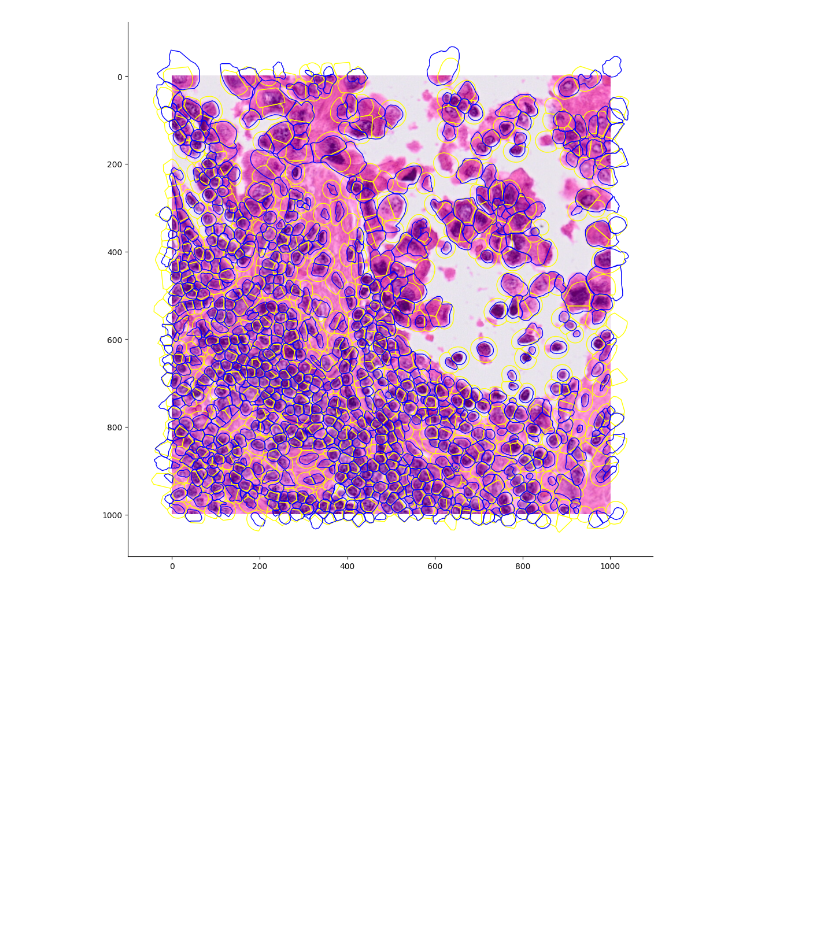
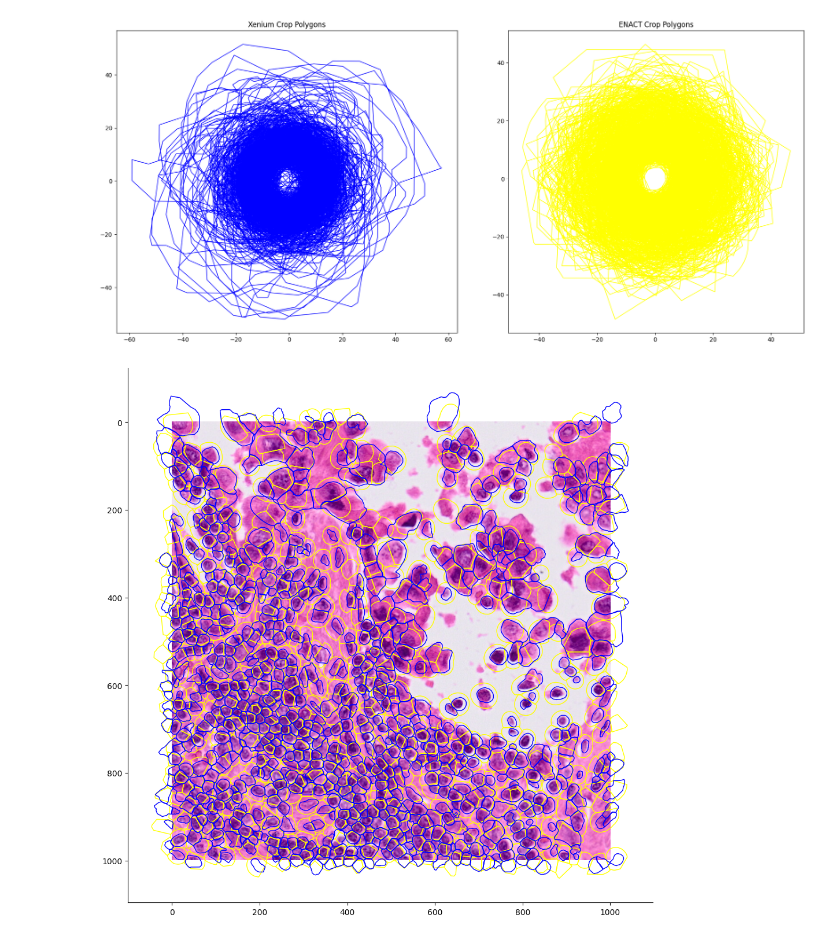
Before and after one commit to RaphaelDeGottardi/MasterThesis, a Jupyter notebook: Xenium Segmentation Transfer/segmentation-comparison.ipynb, the cells around one changed output. Drawn from its saved outputs; the diff is of its cells as text; code cells hidden in the pictures; blank space fills up the shorter version.

Commit message:
Cell Segmentation based metrics

```diff
--- a/Xenium Segmentation Transfer/segmentation-comparison.ipynb
+++ b/Xenium Segmentation Transfer/segmentation-comparison.ipynb
@@ -9,11 +9,11 @@ from companion_functions import (
     plot_polygons
 )
 # %%
-polygons_xenium = '/srv/gstore/projects/p1001/Visium_HD_Human_Lung_Cancer_post_Xenium_Prime_5K_Experiment2/nuclei_df.csv'
+polygons_xenium = '/srv/gstore/projects/p37785/Visium_HD_HLC_pXPE2_Xseg/nuclei_df.csv'
 
-polygons_enact = '/srv/gstore/projects/p1001/EzPyzENACTApp_2025-05-14--11-40-13/ENACTApp_Visium_HD_Human_Lung_Cancer_post_Xenium_5K_Experiment2/cells_df.csv'
+polygons_enact = '/srv/gstore/projects/p37785/EzPyzENACTApp_2025-06-29--17-57-49/ENACTApp_Visium_HD_Human_Lung_Cancer_post_Xenium_5K_Experiment2/cells_df.csv'
 
-wsi_image_path = '/srv/gstore/projects/p1001/EzPyzENACTApp_2025-05-14--11-40-13/ENACTApp_Visium_HD_Human_Lung_Cancer_post_Xenium_5K_Experiment2/tmap/wsi.tif'
+wsi_image_path = '/srv/gstore/projects/p37785/EzPyzENACTApp_2025-06-29--17-57-49/ENACTApp_Visium_HD_Human_Lung_Cancer_post_Xenium_5K_Experiment2/tmap/wsi.tif'
 # %%
 
 # Load the Visium full resolution image
@@ -62,6 +72,47 @@ enact_polygons = enact_cell_polygons["parsed_coordinates"].to_numpy()
 crop_size = 1000
 x_min, y_min = 2000, 2000  # Starting coordinates for the crop
 x_max,y_max = x_min + crop_size, y_min + crop_size  # Ending coordinates for the crop
+# %%
+
+xenium_crop_polygons_demean = [
+    shift_polygon(poly, *center).reshape(-1, 2)
+    for poly, center in zip(xenium_polygons, xenium_centers)
+    if polygon_in_crop(poly, x_min, x_max, y_min, y_max)
+]
+enact_crop_polygons_demean = [
+    shift_polygon(poly, *center).reshape(-1, 2)
+    for poly, center in zip(enact_polygons, enact_centers)
+    if polygon_in_crop(poly, x_min, x_max, y_min, y_max)
+]
+# %%
+fig, axs = plt.subplots(1, 2, figsize=(18, 8))
+
+# Xenium polygons
+plot_polygons(
+    xenium_crop_polygons_demean,
+    ax=axs[0],
+    facecolor=(0, 0, 0, 0),
+    edgecolor="blue",
+    linewidth=1,
+)
+axs[0].set_title("Xenium Crop Polygons")
+axs[0].set_aspect("equal")
+
+# ENACT polygons
+plot_polygons(
+    enact_crop_polygons_demean,
+    ax=axs[1],
+    facecolor=(0, 0, 0, 0),
+    edgecolor="yellow",
+    linewidth=1,
+)
+axs[1].set_title("ENACT Crop Polygons")
+axs[1].set_aspect("equal")
+
+plt.tight_layout()
+plt.show()
+# %% [output]
+[figure, added]
 # %%
 
 xenium_crop_polygons = [
```
Also changed, not shown: parts of 4 cells of this notebook, 1 other file.
